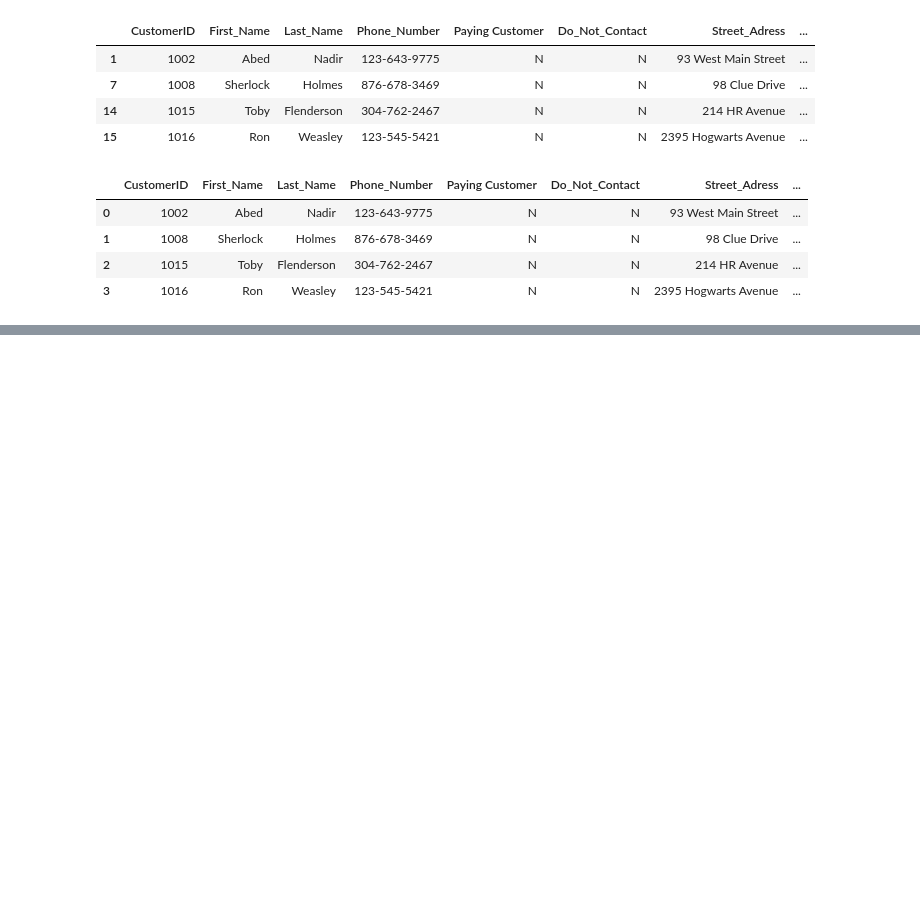
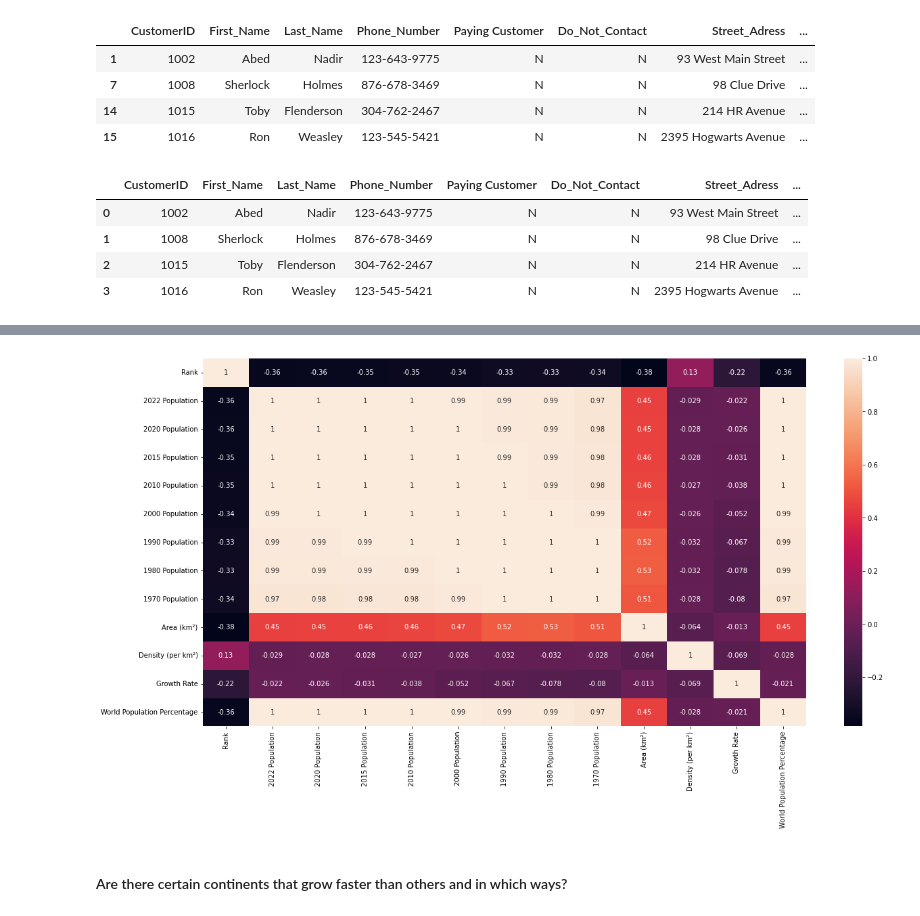
Before and after one commit to casbaleo/pandas-project, a Jupyter notebook: pandas_cleaning.ipynb, the cells around one changed output, grey strips where cells are left out. Saved outputs shown, nothing was run; the diff lists cells and outputs as text; code cells hidden in the pictures; blank space fills up the shorter version.

```diff
--- a/pandas_cleaning.ipynb
+++ b/pandas_cleaning.ipynb
@@ -839,0 +846,9 @@ df
+# %%
+df = pd.read_csv(r'C:\Users\Leo\Desktop\pandas-project\world_population.csv')
+
+
+#pd.set_option('display.max.rows', 235) #Visualizar todos lodas las rows
+#pd.set_option('display.max.columns', 40) #Visualizar todos lodas las columnas
+#pd.set_option('display.float.format', lambda x: '%.2f' % x) #Visualizar dos decimales en todos los float
+
+df
@@ -839,0 +1043,11 @@ df
+# %%
+#Get correlation between variables in Heatmap
+sns.heatmap(df.corr(), annot = True)
+
+plt.rcParams['figure.figsize'] = (20, 7)
+
+plt.show()
+# %% [output]
+[figure, added]
+# %% [markdown]
+#### Are there certain continents that grow faster than others and in which ways?
```
Also changed, not shown: parts of 17 cells of this notebook.
